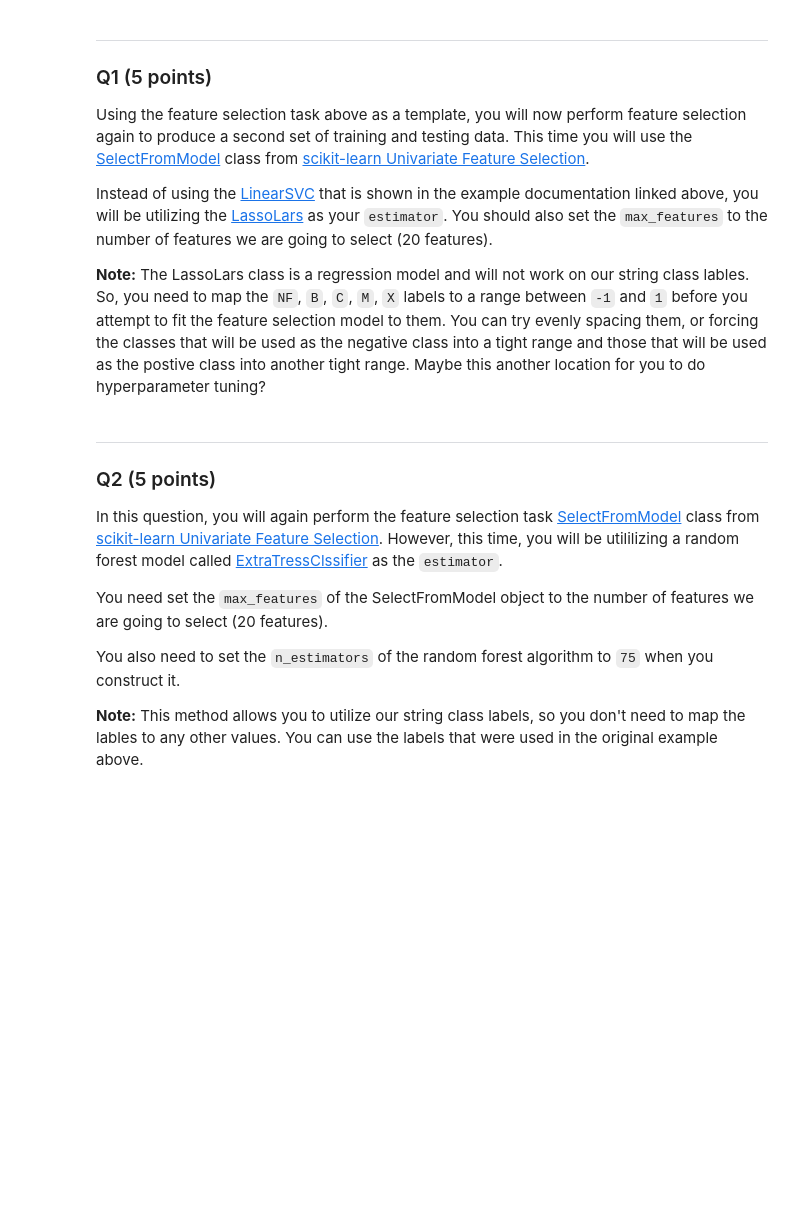
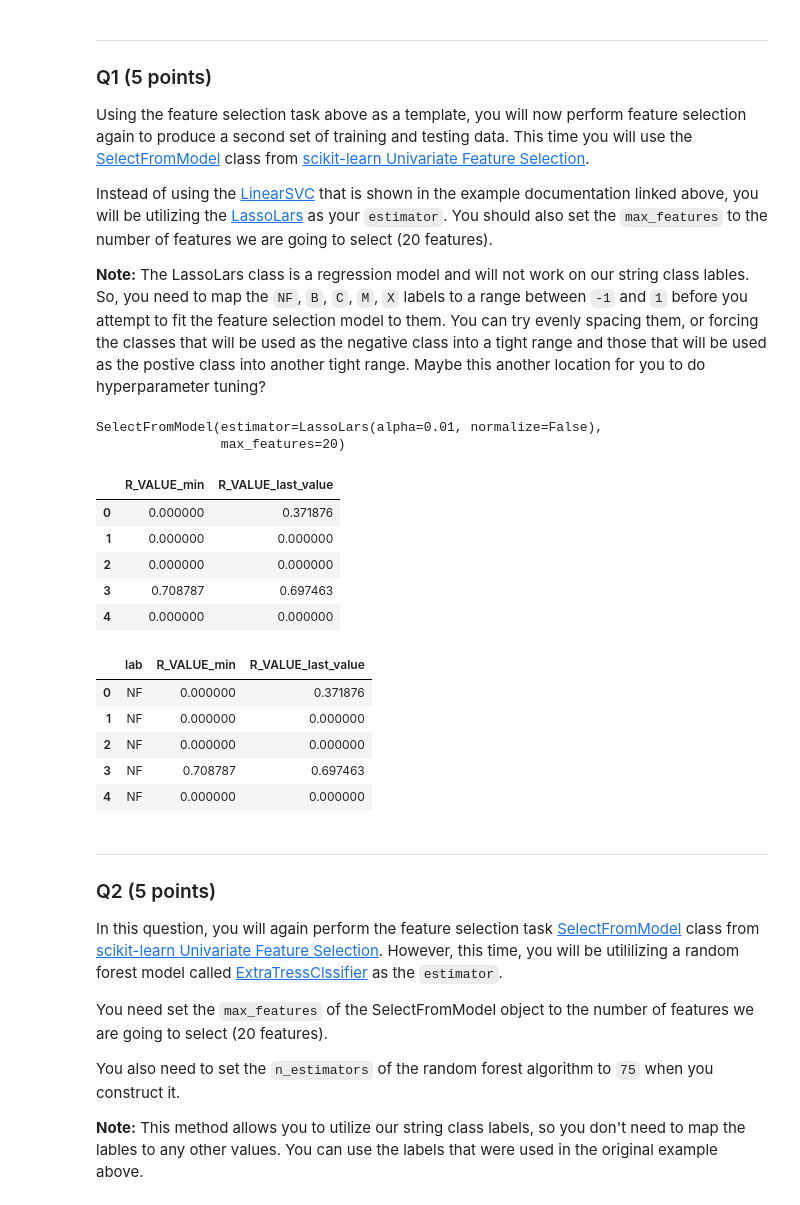
Before and after one commit to TracyMichaels/Data-Science-Model-Evaluation-2, a Jupyter notebook: HW6_Model_Evaluation2.ipynb, the cells around one changed output. Cells and saved outputs as stored; diff of their text form; code cells hidden in the pictures; blank space fills up the shorter version.

```diff
--- a/HW6_Model_Evaluation2.ipynb
+++ b/HW6_Model_Evaluation2.ipynb
@@ -221,31 +221,51 @@ numFeat = 20
 # Split the target and descriptive features for Partition 1 into two
 # different DataFrame objects
 df_labels = abt['lab'].copy()
-df_labels = df_labels.map({'NF': -1, 'B': -0.5, 'C': 0, 'M': 0.5, 'X': 1})
+df_labels = df_labels.map({'NF': -1, 'B': -0.9, 'C': -0.8, 'M': 0.9, 'X': 1})
 df_feats = abt.copy().drop(['lab'], axis=1)
+# display(df_feats.head())
 
 # Split the target and descriptive features for Partition 2 inot two
 # different DataFrame Objects
 df_test = abt2['lab'].copy()
 df_test = df_test.map({'NF': -1, 'B': -0.9, 'C': -0.8, 'M': 0.9, 'X': 1})
 df_test_feats = abt2.copy().drop(['lab'], axis=1)
-
+# display(df_test_feats.head())
 
 # Do feature selection
-feats_LassoLars = SelectFromModel(LassoLars().fit(df_feats, df_labels), max_features=numFeat, prefit=True)
+feats_LassoLars = SelectFromModel(LassoLars(alpha=0.01, normalize=False), max_features=numFeat)
+feats_LassoLars.fit(df_feats, df_labels)
+# %% [output]
+SelectFromModel(estimator=LassoLars(alpha=0.01, normalize=False),
+                max_features=20)
 # %%
 #----------------------------------------------
 # TODO: Complete here.
 #----------------------------------------------
 # Construct a training dataset from Partition 1 with only the selected descriptive
 # features and the target feature
 df_selected_feats_LassoLars = df_feats.loc[:, feats_LassoLars.get_support()]
+display(df_selected_feats_LassoLars.head())
 df_train_set_LassoLars = pd.concat([abt['lab'].copy(), df_selected_feats_LassoLars], axis=1)
+display(df_train_set_LassoLars.head())
 
 # Construct a testing dataset from Partition 2 with only the selected descriptive
 # features and the target feature
 df_test_selected_feats_LassoLars = df_test_feats.loc[:, feats_LassoLars.get_support()]
 df_test_set_LassoLars = pd.concat([abt2['lab'].copy(), df_test_selected_feats_LassoLars], axis=1)
+# %% [output]
+|  | R_VALUE_min | R_VALUE_last_value |
+| 0 | 0.000000 | 0.371876 |
+| 1 | 0.000000 | 0.000000 |
+| 2 | 0.000000 | 0.000000 |
+| 3 | 0.708787 | 0.697463 |
+| 4 | 0.000000 | 0.000000 |
+|  | lab | R_VALUE_min | R_VALUE_last_value |
+| 0 | NF | 0.000000 | 0.371876 |
+| 1 | NF | 0.000000 | 0.000000 |
+| 2 | NF | 0.000000 | 0.000000 |
+| 3 | NF | 0.708787 | 0.697463 |
+| 4 | NF | 0.000000 | 0.000000 |
 # %% [markdown]
 ---
 ### Q2 (5 points)
```
Also changed, not shown: parts of 5 cells of this notebook.
